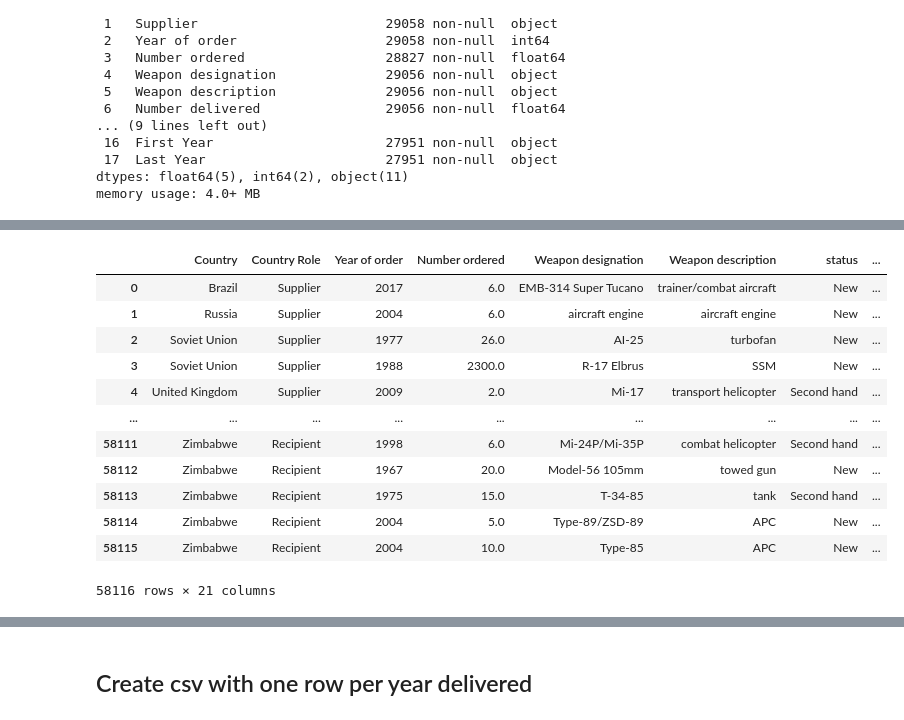
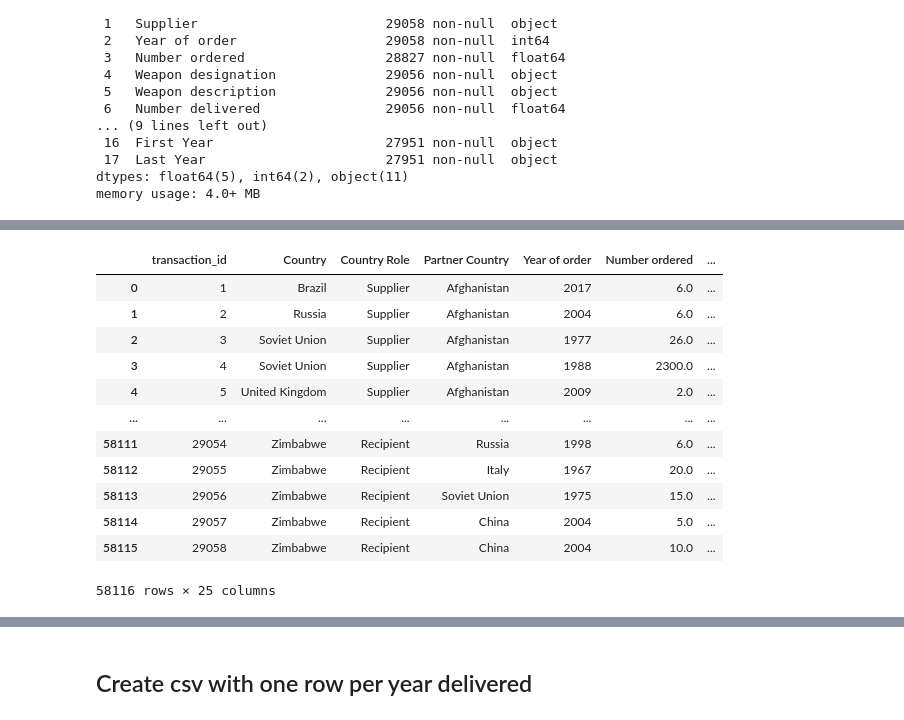
Before and after one commit to ClaytonB-3/arms-trade-proj, a Jupyter notebook: data_cleaning.ipynb, the cells around one changed output, grey strips where cells are left out. Drawn from its saved outputs; the diff is of its cells as text; code cells hidden in the pictures.

Commit message:
update one row one country data

```diff
--- a/data_cleaning.ipynb
+++ b/data_cleaning.ipynb
@@ -503,6 +503,6 @@ country_df.head()
 | 4 | AGO | Angola | Angola | People's Republic of Angola | AO | Angolan kwanza | The World Bank systematically ass... | Sub-Saharan Africa | ... |
 5 rows × 31 columns
 # %%
-country_region_mapping = country_df[['Long Name', 'Region']]
+country_region_mapping = country_df[['Long Name', 'Region', 'Income Group']]
 country_region_mapping
 # %% [output]
@@ -542,8 +542,10 @@ indicators = [
     "Armed Forces Personnel (% of total labor force)",
     "Armed Forces personnel, total",
     "Arms exports (SIPRI trend indicator values)",
-    "Arms Imports (SIPRI trend indicator values))",
+    "Arms imports (SIPRI trend indicator values)",
     "Military expenditure (Current USD)",
+    "Armed forces personnel (% of total labor force)",
+    "Armed forces personnel, total"
 
 ]
 # %%
@@ -823,0 +805,24 @@ transformed_df.head()
+# %%
+# Combine the two DataFrames
+transformed_df = pd.concat([supplier_df, recipient_df], ignore_index=True)
+
+# Reorder columns to have "Country" and "Country Role" as the first two columns
+transformed_df["SIPRI TIV for total order - Pos_Neg"] = np.where(
+    transformed_df["Country Role"] == "Recipient",
+    transformed_df["SIPRI TIV for total order"] * -1.0,
+    transformed_df["SIPRI TIV for total order"]
+)
+
+drop_cols = ['Number delivered','Year(s) of delivery','SIPRI TIV of delivered weapons','Num years Delivered In','First Year','Last Year']
+transformed_df = transformed_df.drop(columns=drop_cols)
+transformed_df["Partner Country"] = np.where(
+    transformed_df["Recipient"] != transformed_df["Country"],  # Condition
+    transformed_df["Recipient"],                  # Value if True
+    transformed_df["Supplier"]                   # Value if False
+)
+transformed_df = transformed_df.drop(columns=["Supplier", "Recipient"])
+cols = ["transaction_id", "Country", "Country Role", "Partner Country"] + [col for col in transformed_df.columns if col not in ["transaction_id", "Country", "Country Role", "Partner Country"]]
+
+transformed_df = transformed_df[cols]
+
+transformed_df.sort_values('transaction_id').head()
@@ -825,3 +837,7 @@ transformed_df.head()
 df.to_csv('final_data/cleaned_transfer_data.csv')
 # %%
 sipri_wdi_merge = df.merge(non_region_df, how='left', left_on=['Recipient','Year of order'], right_on=['sipri_country_mapping','Year'])
+# %%
+non_region_df['Year'] = non_region_df['Year'].astype(int)
+
+non_region_df.info()
@@ -849,22 +886,22 @@ memory usage: 10.2+ MB
 # %%
-drop_cols = ['Year', 'Region']
+drop_cols = ['Year', 'Region', 'Income Group']
 melt_wdi_sipri_merge = melt_wdi_sipri_merge.drop(columns=drop_cols)
 melt_wdi_sipri_merge.merge(country_region_mapping, how='left', left_on='Country', right_on='sipri_country_mapping')
 melt_wdi_sipri_merge
 # %% [output]
-|  | Country | Country Role | Year of order | Number ordered | Weapon designation | Weapon description | status | ... |
-| 0 | Brazil | Supplier | 2017 | 6.0 | EMB-314 Super Tucano | trainer/combat aircraft | New | ... |
-| 1 | Russia | Supplier | 2004 | 6.0 | aircraft engine | aircraft engine | New | ... |
-| 2 | Soviet Union | Supplier | 1977 | 26.0 | AI-25 | turbofan | New | ... |
-| 3 | Soviet Union | Supplier | 1988 | 2300.0 | R-17 Elbrus | SSM | New | ... |
-| 4 | United Kingdom | Supplier | 2009 | 2.0 | Mi-17 | transport helicopter | Second hand | ... |
-| ... | ... | ... | ... | ... | ... | ... | ... | ... |
-| 58111 | Zimbabwe | Recipient | 1998 | 6.0 | Mi-24P/Mi-35P | combat helicopter | Second hand | ... |
-| 58112 | Zimbabwe | Recipient | 1967 | 20.0 | Model-56 105mm | towed gun | New | ... |
-| 58113 | Zimbabwe | Recipient | 1975 | 15.0 | T-34-85 | tank | Second hand | ... |
-| 58114 | Zimbabwe | Recipient | 2004 | 5.0 | Type-89/ZSD-89 | APC | New | ... |
-| 58115 | Zimbabwe | Recipient | 2004 | 10.0 | Type-85 | APC | New | ... |
+|  | transaction_id | Country | Country Role | Partner Country | Year of order | Number ordered | ... |
+| 0 | 1 | Brazil | Supplier | Afghanistan | 2017 | 6.0 | ... |
+| 1 | 2 | Russia | Supplier | Afghanistan | 2004 | 6.0 | ... |
+| 2 | 3 | Soviet Union | Supplier | Afghanistan | 1977 | 26.0 | ... |
+| 3 | 4 | Soviet Union | Supplier | Afghanistan | 1988 | 2300.0 | ... |
+| 4 | 5 | United Kingdom | Supplier | Afghanistan | 2009 | 2.0 | ... |
+| ... | ... | ... | ... | ... | ... | ... | ... |
+| 58111 | 29054 | Zimbabwe | Recipient | Russia | 1998 | 6.0 | ... |
+| 58112 | 29055 | Zimbabwe | Recipient | Italy | 1967 | 20.0 | ... |
+| 58113 | 29056 | Zimbabwe | Recipient | Soviet Union | 1975 | 15.0 | ... |
+| 58114 | 29057 | Zimbabwe | Recipient | China | 2004 | 5.0 | ... |
+| 58115 | 29058 | Zimbabwe | Recipient | China | 2004 | 10.0 | ... |
-58116 rows × 21 columns
+58116 rows × 25 columns
 # %%
 melt_wdi_sipri_merge = melt_wdi_sipri_merge[melt_wdi_sipri_merge['Year of order']>=2000]
 melt_wdi_sipri_merge.head()
```
Also changed, not shown: parts of 19 cells of this notebook, 8 other files.
